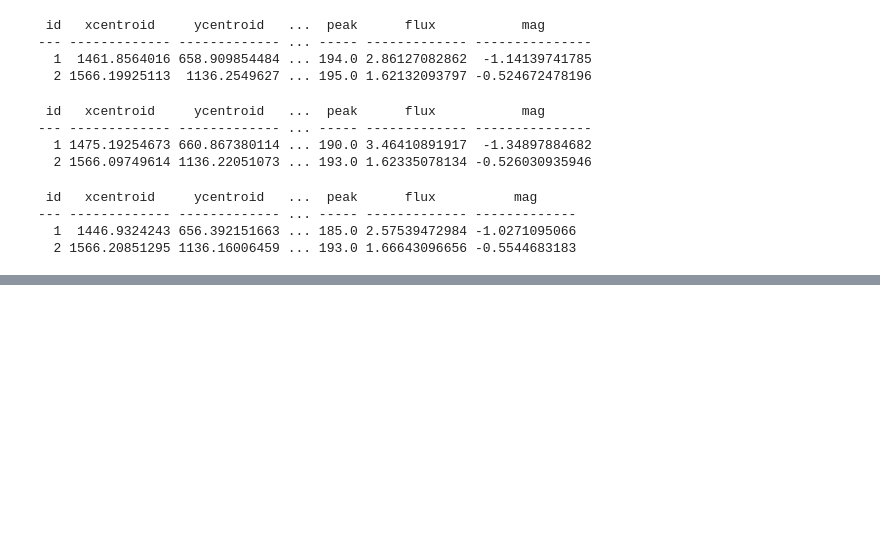
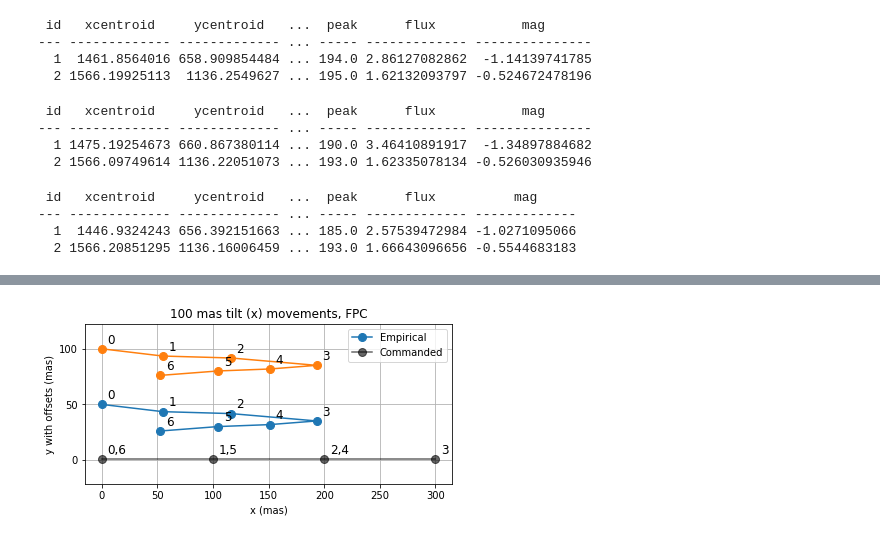
Before and after one commit to mwanakijiji/lbti_fizeau_control, a Jupyter notebook: testing_hysteresis_slop.ipynb, the cells around one changed output, grey strips where cells are left out. Drawn from its saved outputs; the diff is of its cells as text; code cells hidden in the pictures; blank space fills up the shorter version.

Commit message:
Made better hysteresis/slop plots

```diff
--- a/testing_hysteresis_slop.ipynb
+++ b/testing_hysteresis_slop.ipynb
@@ -357,0 +378,18 @@ centroid_psf("med_190218_121_125.fits", mask = True)
+# %%
+# hysteresis test 2
+
+# placeholder values here
+hysteresis_test_2 = hysteresis_test.copy()
+'''
+hysteresis_test_2 = pd.read_csv("hysteresis_test_(TBD).csv",
+                              dtype={"frame_ref": np.int, "img_name": str,
+                                     "x1": np.float64, "y1": np.float64,
+                                     "x2": np.float64, "y2": np.float64,
+                                     "remarks": str})
+# include mas equivalents to pixels
+PS = 10.7 # mas/pix
+hysteresis_test["mas_x1"] = PS*hysteresis_test["x1"]
+hysteresis_test["mas_y1"] = PS*hysteresis_test["y1"]
+hysteresis_test["mas_x2"] = PS*hysteresis_test["x2"]
+hysteresis_test["mas_y2"] = PS*hysteresis_test["y2"]
+'''
@@ -357,0 +462,66 @@ centroid_psf("med_190218_121_125.fits", mask = True)
+# %%
+# plot one test
+
+plt.clf()
+plt.figure(figsize=(6,3))
+
+# empirical test, 1
+mas_x2_rel_baseline = np.subtract(hysteresis_test["mas_x2"][0:7],
+                                  hysteresis_test["mas_x2"][0]).values
+mas_y2_rel_baseline = np.subtract(hysteresis_test["mas_y2"][0:7],
+                                  hysteresis_test["mas_y2"][0]).values
+mas_y2_rel_baseline_offset = np.add(mas_y2_rel_baseline,50)
+
+# empirical test, 2
+mas_x2_rel_baseline_2 = np.subtract(hysteresis_test_2["mas_x2"][0:7],
+                                  hysteresis_test_2["mas_x2"][0]).values
+mas_y2_rel_baseline_2 = np.subtract(hysteresis_test_2["mas_y2"][0:7],
+                                  hysteresis_test_2["mas_y2"][0]).values
+mas_y2_rel_baseline_offset_2 = np.add(mas_y2_rel_baseline_2,100)
+
+text_array_emp = [0,1,2,3,4,5,6]
+
+# commanded
+mas_x2_rel_expected = [0,100,200,300]
+mas_y2_rel_expected = np.ones(4)
+text_array_expect = ["0,6","1,5","2,4","3"]
+
+# plot empirical points, 1
+plt.plot(mas_x2_rel_baseline, mas_y2_rel_baseline_offset, '-o',
+         markersize = 8, alpha = 1, label="Empirical")
+
+# plot empirical points, 2
+plt.plot(mas_x2_rel_baseline_2, mas_y2_rel_baseline_offset_2, '-o',
+         markersize = 8, alpha = 1)
+
+# plot commanded points
+plt.plot(mas_x2_rel_expected, mas_y2_rel_expected, '-o',
+         markersize = 8, color="k", alpha = 0.6, label="Commanded")
+
+# plot annotation, empirical 1 and 2
+for i in range(0,7):
+    plt.text(mas_x2_rel_baseline[i]+5, mas_y2_rel_baseline_offset[i]+5,
+             str(text_array_emp[i]), color="k", fontsize=12)
+    plt.text(mas_x2_rel_baseline_2[i]+5, mas_y2_rel_baseline_offset_2[i]+5,
+             str(text_array_emp[i]), color="k", fontsize=12)
+
+# plot annotation, commanded
+for i in range(0,4):
+    plt.text(mas_x2_rel_expected[i]+5, mas_y2_rel_expected[i]+5,
+             str(text_array_expect[i]), color="k", fontsize=12)
+
+major_ticks = np.arange(-200, 401, 50)
+plt.xticks(major_ticks)
+plt.yticks(major_ticks)
+plt.xlim([-10,350])
+plt.ylim([-10,150])
+plt.grid(True)
+plt.axis("equal")
+plt.xlabel("x (mas)")
+plt.ylabel("y with offsets (mas)")
+plt.tight_layout()
+plt.legend()
+plt.title("100 mas tilt (x) movements, FPC")
+#plt.scatter(hysteresis_test["x2"],hysteresis_test["y2"])
+plt.show()
+# %% [output]
@@ -357,0 +529 @@ centroid_psf("med_190218_121_125.fits", mask = True)
+[figure, added]
```
Also changed, not shown: parts of 21 cells of this notebook, 2 other files.
